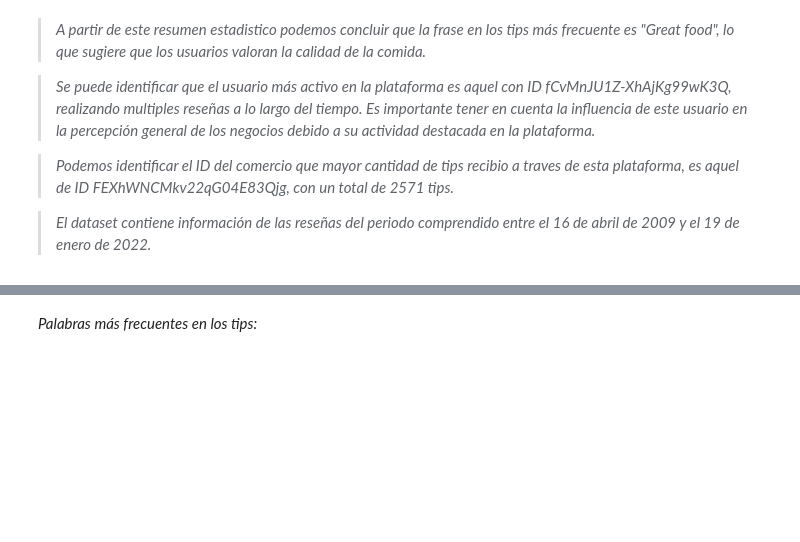
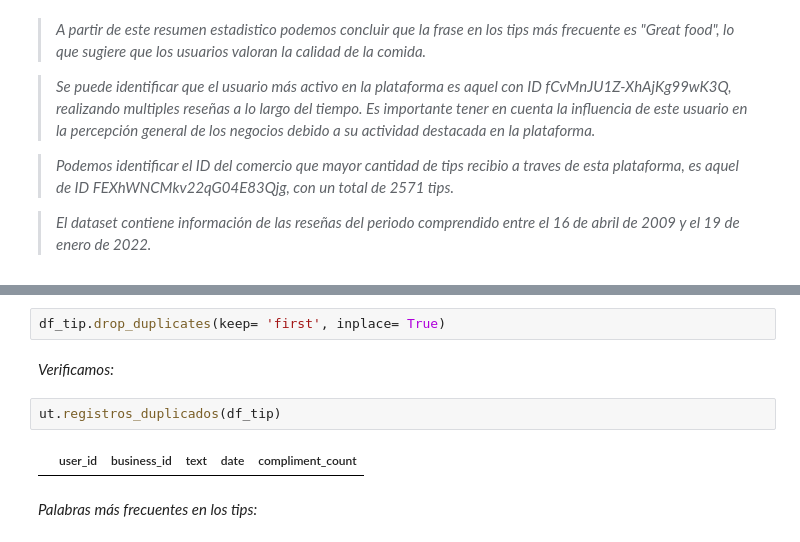
Before and after one commit to MiliTrres/PF_Reviews-Recommendation_Henry, a Jupyter notebook: EDA.ipynb, the cells around one changed output, grey strips where cells are left out. Cells and saved outputs as stored; diff of their text form; blank space fills up the shorter version.

```diff
--- a/EDA.ipynb
+++ b/EDA.ipynb
@@ -533,3 +555,11 @@ df_tip.describe(include='all')
+# %%
+df_tip.drop_duplicates(keep= 'first', inplace= True)
+# %% [markdown]
+*Verificamos:*
+# %%
+ut.registros_duplicados(df_tip)
+# %% [output]
+|  | user_id | business_id | text | date | compliment_count |
 # %% [markdown]
 *Palabras más frecuentes en los tips:*
 # %% [markdown]
```
Also changed, not shown: parts of 59 cells of this notebook.
